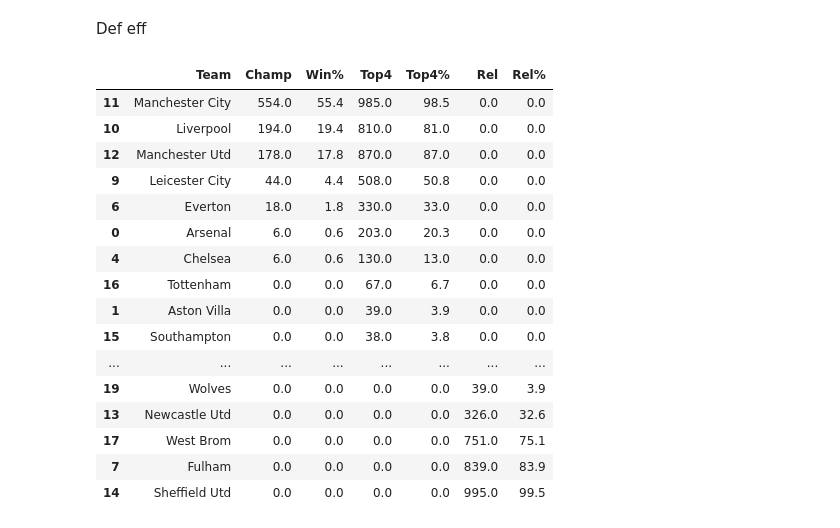
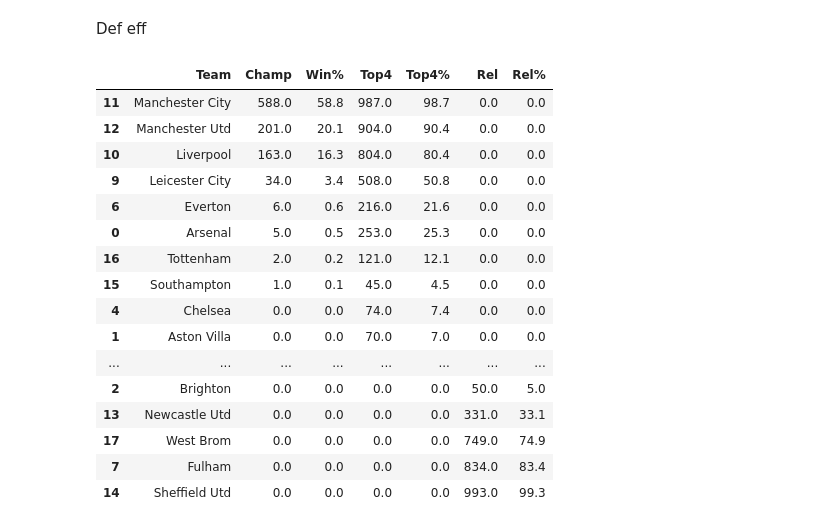
Before and after one commit to enderunknown222/MA, a Jupyter notebook: MA4550_Project_ver0.2.ipynb, the cells around one changed output. Saved outputs shown, nothing was run; the diff lists cells and outputs as text; code cells hidden in the pictures.

```diff
--- a/MA4550_Project_ver0.2.ipynb
+++ b/MA4550_Project_ver0.2.ipynb
@@ -469,7 +469,7 @@ for i in range(x):
   else:
     results2['AGoalEff'][i]=(results2['AScore'][i]-results2['AxG'][i])/results2['AScore'][i]
 for i in range(x):#Def
-  if results2['AScore'][i]==0:
+  if results2['AScore'][i]==0:#Total
     DefEff[1][results2['Home'][i]]+=(results2['AxG'][i]-results2['AScore'][i])/0.5
   else:
     DefEff[1][results2['Home'][i]]+=(results2['AxG'][i]-results2['AScore'][i])/results2['AScore'][i]
@@ -479,34 +479,34 @@ for i in range(x):#Def
   else:
     DefEff[1][results2['Away'][i]]+=(results2['HxG'][i]-results2['HScore'][i])/results2['HScore'][i]
   DefEff[2][results2['Away'][i]]+=1
-for i in range(20):
+for i in range(20):#Mean
   DefEff[3][i]=DefEff[1][i]/DefEff[2][i]
 for i in range(x):
-  if results2['AScore'][i]==0:
-    DefEff[4][results2['Away'][i]]+=((results2['AxG'][i]-results2['AScore'][i])/0.5-DefEff[3][results2['Away'][i]])**2
+  if results2['AScore'][i]==0:#Var
+    DefEff[4][results2['Home'][i]]+=((results2['AxG'][i]-results2['AScore'][i])/0.5-DefEff[3][results2['Away'][i]])**2*0.5
   else:
-    DefEff[4][results2['Home'][i]]+=((results2['AxG'][i]-results2['AScore'][i])/results2['AScore'][i]-DefEff[3][results2['Away'][i]])**2
+    DefEff[4][results2['Home'][i]]+=((results2['AxG'][i]-results2['AScore'][i])/results2['AScore'][i]-DefEff[3][results2['Away'][i]])**2*0.5
   if results2['HScore'][i]==0:
-    DefEff[4][results2['Away'][i]]+=((results2['HScore'][i]-results2['HxG'][i])/0.5-DefEff[3][results2['Home'][i]])**2
+    DefEff[4][results2['Away'][i]]+=((results2['HxG'][i]-results2['HScore'][i])/0.5-DefEff[3][results2['Home'][i]])**2*0.5
   else:
-    DefEff[4][results2['Away'][i]]+=((results2['HScore'][i]-results2['HxG'][i])/results2['HScore'][i]-DefEff[3][results2['Home'][i]])**2
+    DefEff[4][results2['Away'][i]]+=((results2['HxG'][i]-results2['HScore'][i])/results2['HScore'][i]-DefEff[3][results2['Home'][i]])**2*0.5
 for i in range(20):
   DefEff[4][i]=DefEff[4][i]/DefEff[2][i]
 for i in range(x):
   if results2['AScore'][i]==0:
-    results2['HDefEff'][i]=0.5*(results2['AScore'][i]-results2['AxG'][i])/0.5
+    results2['HDefEff'][i]=(results2['AxG'][i]-results2['AScore'][i])/0.5*0.5
   else:
-    results2['HDefEff'][i]=0.5*(results2['AScore'][i]-results2['AxG'][i])/results2['AScore'][i]
+    results2['HDefEff'][i]=(results2['AxG'][i]-results2['AScore'][i])/results2['AScore'][i]*0.5
   if results2['HScore'][i]==0:
-    results2['ADefEff'][i]=0.5*(results2['HScore'][i]-results2['HxG'][i])/0.5
+    results2['ADefEff'][i]=(results2['HScore'][i]-results2['HxG'][i])/0.5*0.5
   else:
-    results2['ADefEff'][i]=0.5*(results2['HScore'][i]-results2['HxG'][i])/results2['HScore'][i]
+    results2['ADefEff'][i]=(results2['HScore'][i]-results2['HxG'][i])/results2['HScore'][i]*0.5
 for a in range(y):#model
     for i in range(380-x):
       results2['HGoalEff'][x+i]=np.random.normal(GoalEff[3][results2['Home'][x+i]],GoalEff[4][results2['Home'][x+i]])
       results2['AGoalEff'][x+i]=np.random.normal(GoalEff[3][results2['Away'][x+i]],GoalEff[4][results2['Away'][x+i]])
-      results2['HDefEff'][x+i]=np.random.normal(DefEff[3][results2['Home'][x+i]],DefEff[4][results2['Home'][x+i]]/2)/2
-      results2['ADefEff'][x+i]=np.random.normal(DefEff[3][results2['Away'][x+i]],DefEff[4][results2['Away'][x+i]]/2)/2
+      results2['HDefEff'][x+i]=np.random.normal(DefEff[3][results2['Home'][x+i]],DefEff[4][results2['Home'][x+i]])*0.5
+      results2['ADefEff'][x+i]=np.random.normal(DefEff[3][results2['Away'][x+i]],DefEff[4][results2['Away'][x+i]])*0.5
     traindata2=results2.iloc[0:x,:]
     preddata2=results2.iloc[x:380,:]
     newresults2=results2
@@ -535,46 +535,46 @@ for a in range(y):#model
         leaderboard2['Pts'][newresults2['Home'][i]]+=3
         leaderboard2['Loss'][newresults2['Away'][i]]+=1
         leaderboard2['Pts'][newresults2['Away'][i]]+=0
       if newresults2['HScore'][i]==newresults2['AScore'][i]:
         leaderboard2['Draw'][newresults2['Home'][i]]+=1
         leaderboard2['Pts'][newresults2['Home'][i]]+=1
         leaderboard2['Draw'][newresults2['Away'][i]]+=1
         leaderboard2['Pts'][newresults2['Away'][i]]+=1
       if newresults2['HScore'][i]<newresults2['AScore'][i]:
         leaderboard2['Loss'][newresults2['Home'][i]]+=1
         leaderboard2['Pts'][newresults2['Home'][i]]+=0
         leaderboard2['Win'][newresults2['Away'][i]]+=1
         leaderboard2['Pts'][newresults2['Away'][i]]+=3
     c=leaderboard2.loc[leaderboard2['Pts'].idxmax(), 'Team']
     aclb['Champ'][c]+=1
     for l in range(4):
       d=leaderboard2.nlargest(4,'Pts')['Team'].iloc[l]
       aclb['Top4'][d]+=1
     for l in range(3):
       d=leaderboard2.nsmallest(3,'Pts')['Team'].iloc[l]
       aclb['Rel'][d]+=1
 accleaderboard = pd.DataFrame(aclb, columns= ['Team','Champ','Win%','Top4','Top4%','Rel','Rel%'])
 accleaderboard['Win%']=accleaderboard['Champ']/y*100
 accleaderboard['Top4%']=accleaderboard['Top4']/y*100
 accleaderboard['Rel%']=accleaderboard['Rel']/y*100
 accleaderboard.sort_values(by=['Rel'],inplace=True, ascending=True)
 accleaderboard.sort_values(by=['Champ','Top4'],inplace=True, ascending=False)
 accleaderboard
 # %% [output]
 |  | Team | Champ | Win% | Top4 | Top4% | Rel | Rel% |
-| 11 | Manchester City | 554.0 | 55.4 | 985.0 | 98.5 | 0.0 | 0.0 |
-| 10 | Liverpool | 194.0 | 19.4 | 810.0 | 81.0 | 0.0 | 0.0 |
-| 12 | Manchester Utd | 178.0 | 17.8 | 870.0 | 87.0 | 0.0 | 0.0 |
-| 9 | Leicester City | 44.0 | 4.4 | 508.0 | 50.8 | 0.0 | 0.0 |
-| 6 | Everton | 18.0 | 1.8 | 330.0 | 33.0 | 0.0 | 0.0 |
-| 0 | Arsenal | 6.0 | 0.6 | 203.0 | 20.3 | 0.0 | 0.0 |
-| 4 | Chelsea | 6.0 | 0.6 | 130.0 | 13.0 | 0.0 | 0.0 |
-| 16 | Tottenham | 0.0 | 0.0 | 67.0 | 6.7 | 0.0 | 0.0 |
-| 1 | Aston Villa | 0.0 | 0.0 | 39.0 | 3.9 | 0.0 | 0.0 |
-| 15 | Southampton | 0.0 | 0.0 | 38.0 | 3.8 | 0.0 | 0.0 |
+| 11 | Manchester City | 588.0 | 58.8 | 987.0 | 98.7 | 0.0 | 0.0 |
+| 12 | Manchester Utd | 201.0 | 20.1 | 904.0 | 90.4 | 0.0 | 0.0 |
+| 10 | Liverpool | 163.0 | 16.3 | 804.0 | 80.4 | 0.0 | 0.0 |
+| 9 | Leicester City | 34.0 | 3.4 | 508.0 | 50.8 | 0.0 | 0.0 |
+| 6 | Everton | 6.0 | 0.6 | 216.0 | 21.6 | 0.0 | 0.0 |
+| 0 | Arsenal | 5.0 | 0.5 | 253.0 | 25.3 | 0.0 | 0.0 |
+| 16 | Tottenham | 2.0 | 0.2 | 121.0 | 12.1 | 0.0 | 0.0 |
+| 15 | Southampton | 1.0 | 0.1 | 45.0 | 4.5 | 0.0 | 0.0 |
+| 4 | Chelsea | 0.0 | 0.0 | 74.0 | 7.4 | 0.0 | 0.0 |
+| 1 | Aston Villa | 0.0 | 0.0 | 70.0 | 7.0 | 0.0 | 0.0 |
 | ... | ... | ... | ... | ... | ... | ... | ... |
-| 19 | Wolves | 0.0 | 0.0 | 0.0 | 0.0 | 39.0 | 3.9 |
-| 13 | Newcastle Utd | 0.0 | 0.0 | 0.0 | 0.0 | 326.0 | 32.6 |
-| 17 | West Brom | 0.0 | 0.0 | 0.0 | 0.0 | 751.0 | 75.1 |
-| 7 | Fulham | 0.0 | 0.0 | 0.0 | 0.0 | 839.0 | 83.9 |
-| 14 | Sheffield Utd | 0.0 | 0.0 | 0.0 | 0.0 | 995.0 | 99.5 |
+| 2 | Brighton | 0.0 | 0.0 | 0.0 | 0.0 | 50.0 | 5.0 |
+| 13 | Newcastle Utd | 0.0 | 0.0 | 0.0 | 0.0 | 331.0 | 33.1 |
+| 17 | West Brom | 0.0 | 0.0 | 0.0 | 0.0 | 749.0 | 74.9 |
+| 7 | Fulham | 0.0 | 0.0 | 0.0 | 0.0 | 834.0 | 83.4 |
+| 14 | Sheffield Utd | 0.0 | 0.0 | 0.0 | 0.0 | 993.0 | 99.3 |
```
Also changed, not shown: parts of 3 cells of this notebook.
